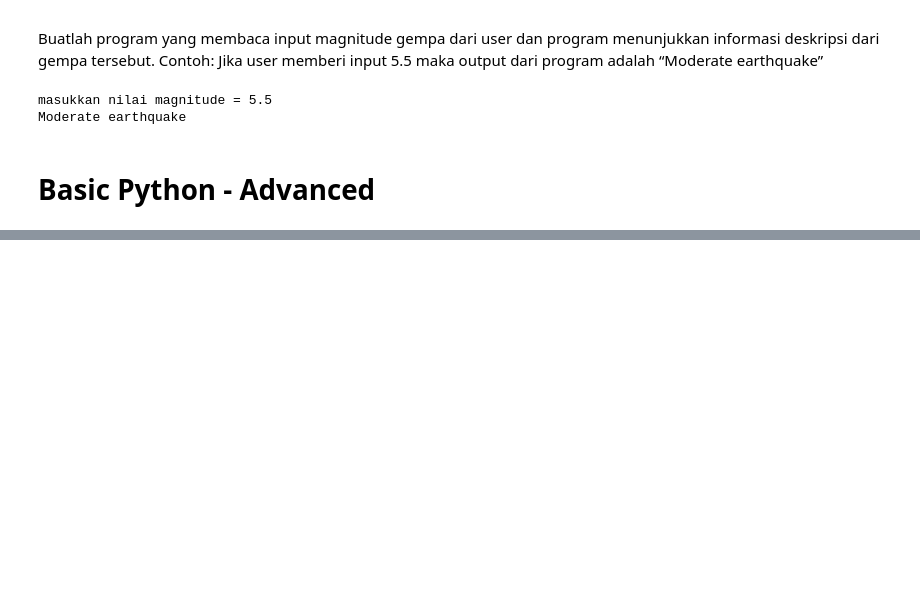
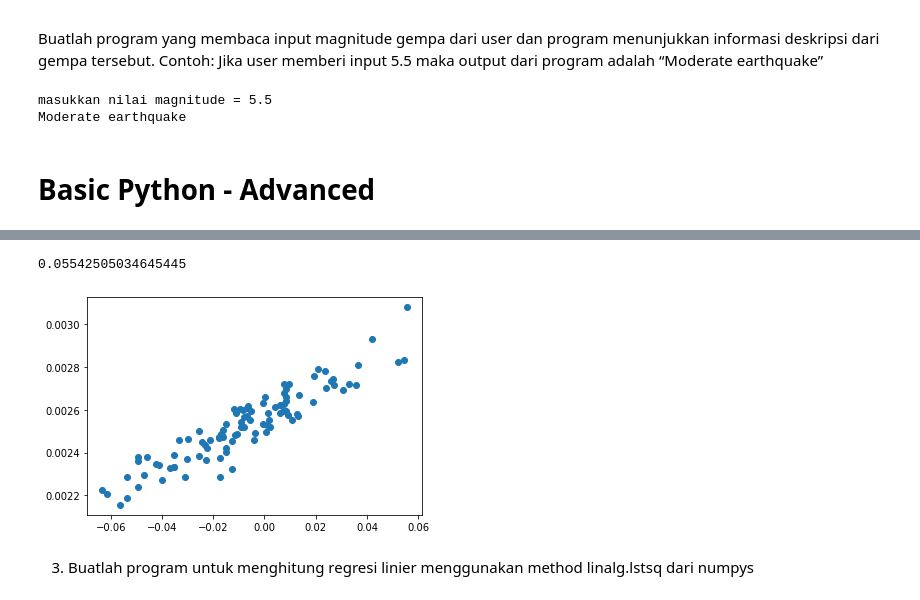
Before and after one commit to haidi20/Assignment-3---Basic-Python---Haidi-Nurhadinata, a Jupyter notebook: Assignment_3_Basic_Python_Haidi_Nurhadinata.ipynb, the cells around one changed output, grey strips where cells are left out. Drawn from its saved outputs; the diff is of its cells as text; code cells hidden in the pictures; blank space fills up the shorter version.

```diff
--- a/Assignment_3_Basic_Python_Haidi_Nurhadinata.ipynb
+++ b/Assignment_3_Basic_Python_Haidi_Nurhadinata.ipynb
@@ -135,0 +180,37 @@ Moderate earthquake
+# %%
+import matplotlib.pyplot as plt
+import numpy as np
+from PIL import Image
+import requests
+
+csvUrl = "https://raw.githubusercontent.com/hadimaster65555/dataset_for_teaching/main/dataset/linear_regression_simulation_data/linear-regression.csv"
+# getData = requests.get(csvUrl)
+# getContent = getData.content
+
+def convertCsvToArray(url):
+    response = requests.get(url)
+    lines = response.text.splitlines()
+    for line in lines[1:]:
+        el = [i.strip() for i in line.split(',')]
+        yield el
+
+genData = convertCsvToArray(csvUrl)
+listData = list(genData)
+
+A = np.array(listData, dtype=float)
+At = np.array(A.transpose(), dtype=float)
+
+x = np.dot(np.linalg.inv(np.dot(At, A)), At)
+
+result = np.array(x, dtype=float)
+
+plt.plot(x[0], x[1], "o")
+print(np.amax(x))
+
+# To show the plot
+plt.show()
+# %% [output]
+0.05542505034645445
+[figure, added]
+# %% [markdown]
+3. Buatlah program untuk menghitung regresi linier menggunakan method linalg.lstsq dari numpys
```
Also changed, not shown: parts of 3 cells of this notebook.
